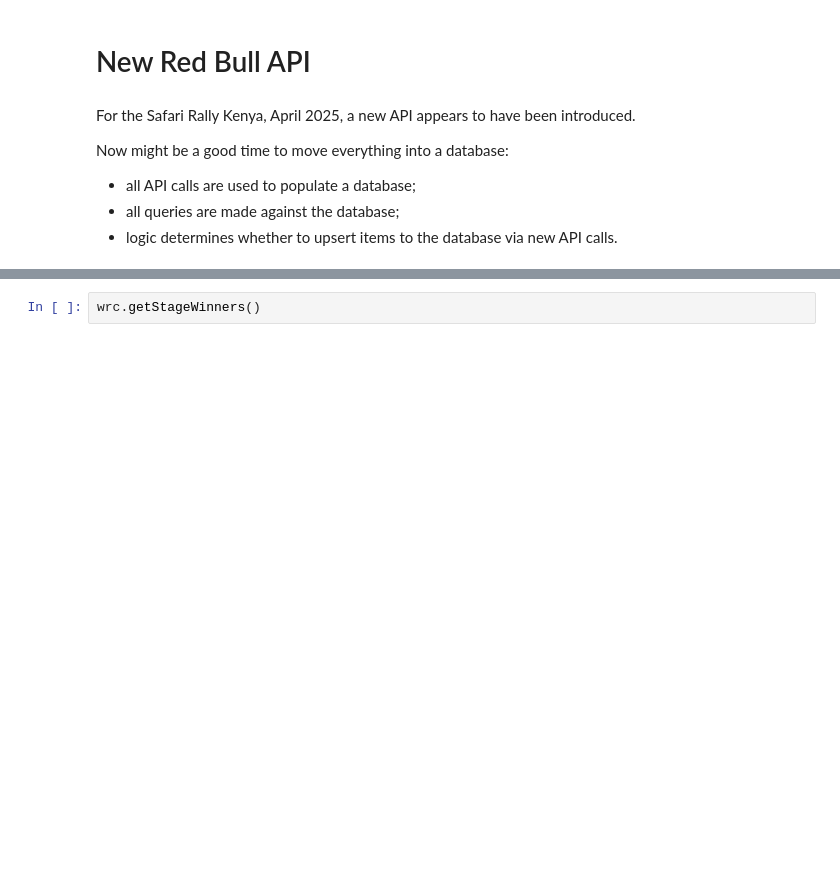
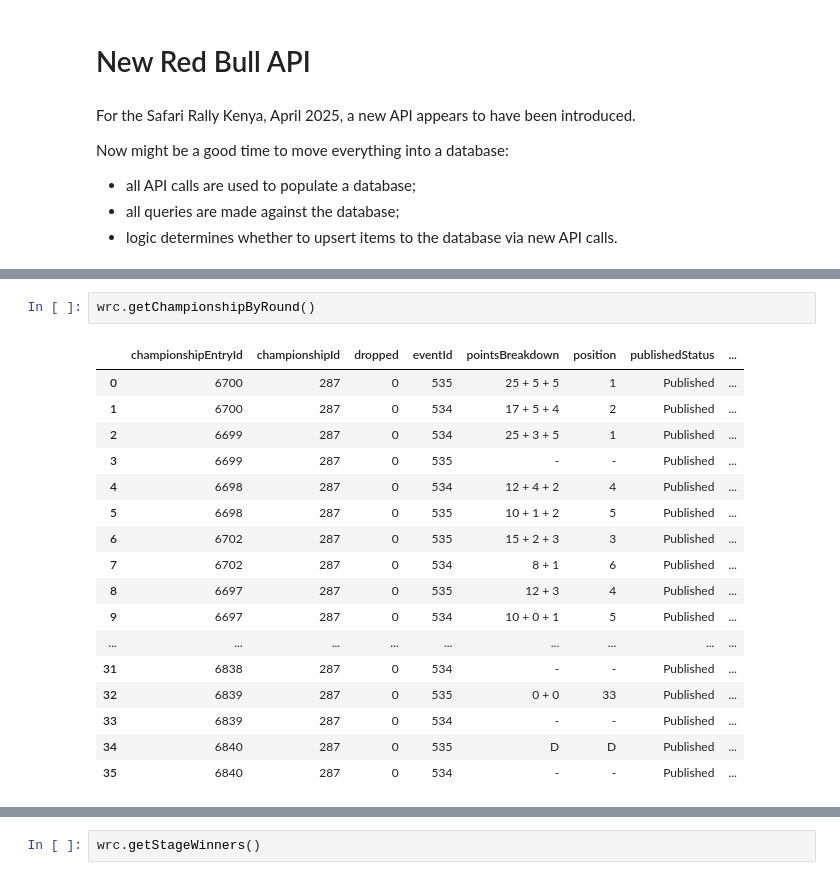
Before and after one commit to RallyDataJunkie/wrc-shinylive, a Jupyter notebook: src/shinyapp/.newRedBullAPI.ipynb, the cells around one changed output, grey strips where cells are left out. Cells and saved outputs as stored; diff of their text form; blank space fills up the shorter version.

```diff
--- a/src/shinyapp/.newRedBullAPI.ipynb
+++ b/src/shinyapp/.newRedBullAPI.ipynb
@@ -486,3 +862,23 @@ https://p-p.redbull.com/rb-wrccom-lintegration-yv-prod/api/events/535.json
+# %%
+wrc.getChampionshipByRound()
+# %% [output]
+|  | championshipEntryId | championshipId | dropped | eventId | pointsBreakdown | position | publishedStatus | ... |
+| 0 | 6700 | 287 | 0 | 535 | 25 + 5 + 5 | 1 | Published | ... |
+| 1 | 6700 | 287 | 0 | 534 | 17 + 5 + 4 | 2 | Published | ... |
+| 2 | 6699 | 287 | 0 | 534 | 25 + 3 + 5 | 1 | Published | ... |
+| 3 | 6699 | 287 | 0 | 535 | - | - | Published | ... |
+| 4 | 6698 | 287 | 0 | 534 | 12 + 4 + 2 | 4 | Published | ... |
+| 5 | 6698 | 287 | 0 | 535 | 10 + 1 + 2 | 5 | Published | ... |
+| 6 | 6702 | 287 | 0 | 535 | 15 + 2 + 3 | 3 | Published | ... |
+| 7 | 6702 | 287 | 0 | 534 | 8 + 1 | 6 | Published | ... |
+| 8 | 6697 | 287 | 0 | 535 | 12 + 3 | 4 | Published | ... |
+| 9 | 6697 | 287 | 0 | 534 | 10 + 0 + 1 | 5 | Published | ... |
+| ... | ... | ... | ... | ... | ... | ... | ... | ... |
+| 31 | 6838 | 287 | 0 | 534 | - | - | Published | ... |
+| 32 | 6839 | 287 | 0 | 535 | 0 + 0 | 33 | Published | ... |
+| 33 | 6839 | 287 | 0 | 534 | - | - | Published | ... |
+| 34 | 6840 | 287 | 0 | 535 | D | D | Published | ... |
+| 35 | 6840 | 287 | 0 | 534 | - | - | Published | ... |
 # %%
 wrc.getPenalties()
 # %% [output]
```
Also changed, not shown: parts of 33 cells of this notebook, 1 other file.
